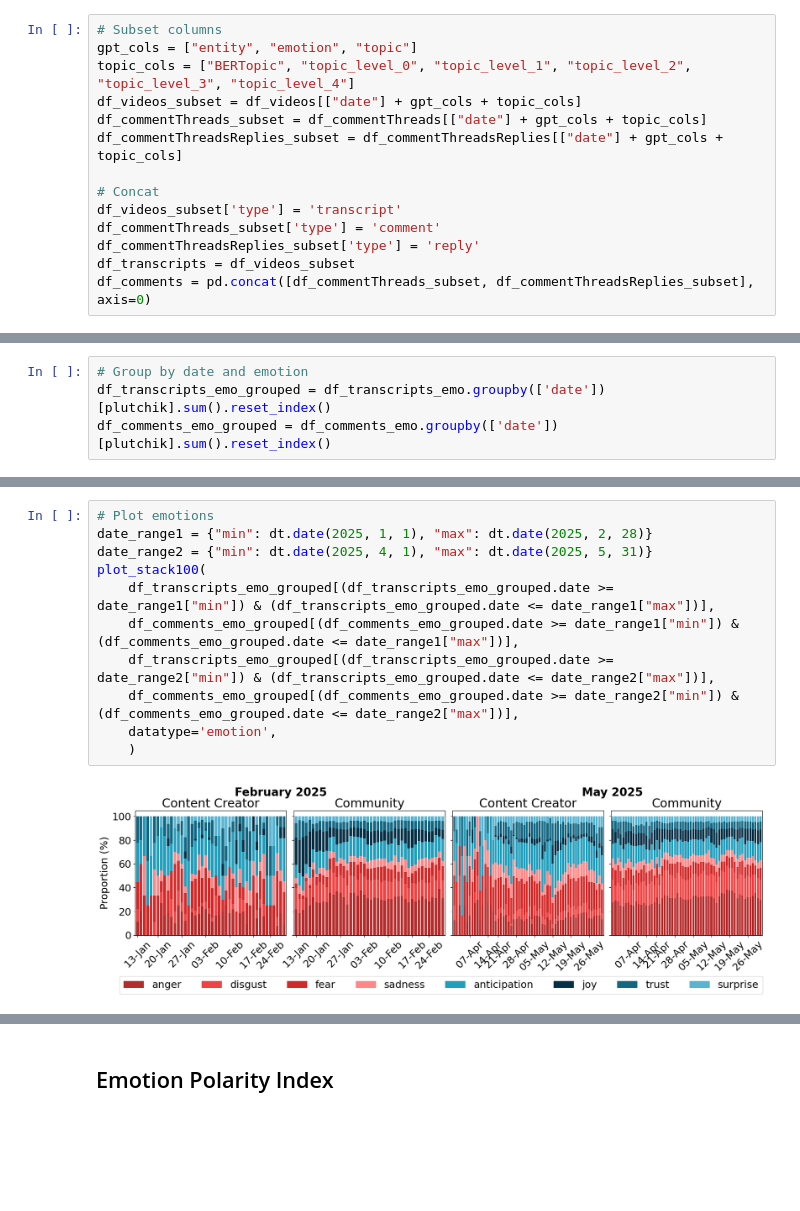
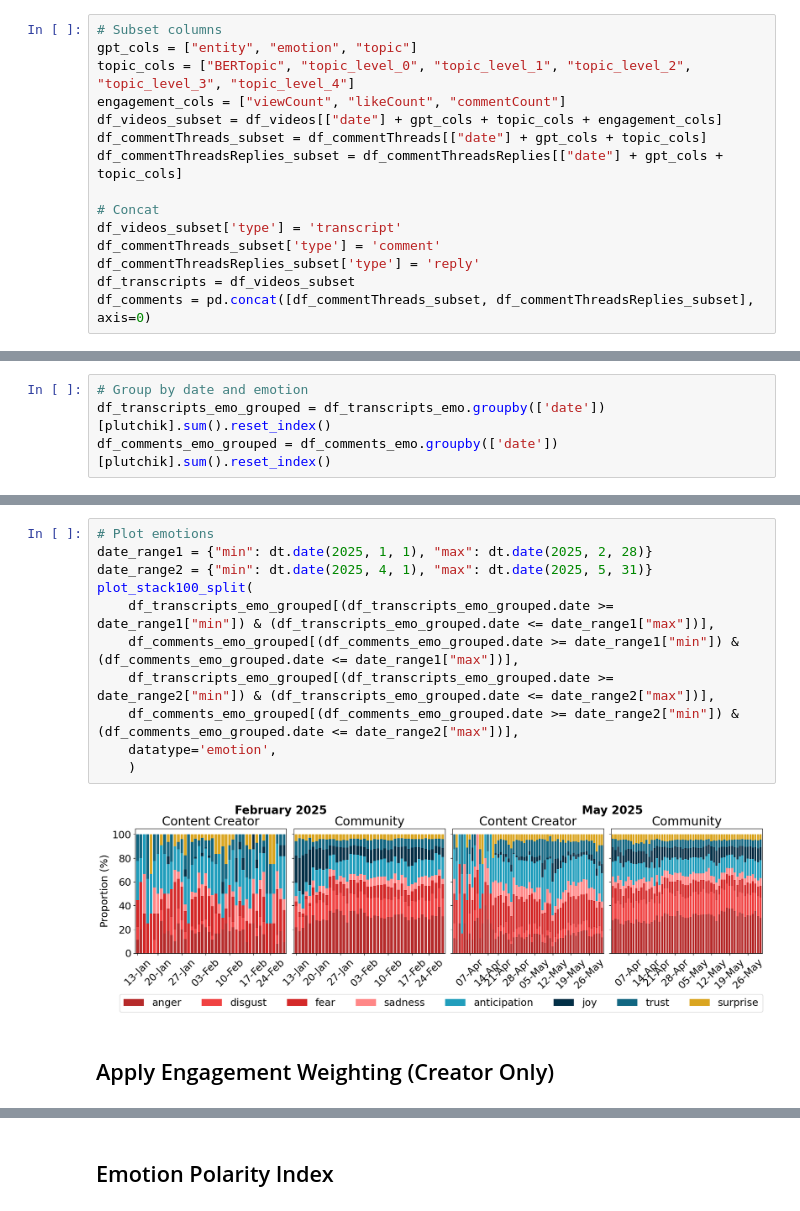
Before and after one commit to isom-ds/youtube-emotion-financial-modelling, a Jupyter notebook: 300_index_module.ipynb, the cells around one changed output, grey strips where cells are left out. Drawn from its saved outputs; the diff is of its cells as text; blank space fills up the shorter version.

```diff
--- a/300_index_module.ipynb
+++ b/300_index_module.ipynb
@@ -76,7 +103,8 @@ df_commentThreadsReplies = df_commentThreadsReplies[(df_commentThreadsReplies["d
 # Subset columns
 gpt_cols = ["entity", "emotion", "topic"]
 topic_cols = ["BERTopic", "topic_level_0", "topic_level_1", "topic_level_2", "topic_level_3", "topic_level_4"]
-df_videos_subset = df_videos[["date"] + gpt_cols + topic_cols]
+engagement_cols = ["viewCount", "likeCount", "commentCount"]
+df_videos_subset = df_videos[["date"] + gpt_cols + topic_cols + engagement_cols]
 df_commentThreads_subset = df_commentThreads[["date"] + gpt_cols + topic_cols]
 df_commentThreadsReplies_subset = df_commentThreadsReplies[["date"] + gpt_cols + topic_cols]
 
@@ -482,13 +152,15 @@ def plot_stack100(
 # %%
 # Plot emotions
 date_range1 = {"min": dt.date(2025, 1, 1), "max": dt.date(2025, 2, 28)}
 date_range2 = {"min": dt.date(2025, 4, 1), "max": dt.date(2025, 5, 31)}
-plot_stack100(
+plot_stack100_split(
     df_transcripts_emo_grouped[(df_transcripts_emo_grouped.date >= date_range1["min"]) & (df_transcripts_emo_grouped.date <= date_range1["max"])],
     df_comments_emo_grouped[(df_comments_emo_grouped.date >= date_range1["min"]) & (df_comments_emo_grouped.date <= date_range1["max"])],
     df_transcripts_emo_grouped[(df_transcripts_emo_grouped.date >= date_range2["min"]) & (df_transcripts_emo_grouped.date <= date_range2["max"])],
     df_comments_emo_grouped[(df_comments_emo_grouped.date >= date_range2["min"]) & (df_comments_emo_grouped.date <= date_range2["max"])],
     datatype='emotion',
     )
 # %% [output]
-[figure, old version]
+[figure, new version]
+# %% [markdown]
+## Apply Engagement Weighting (Creator Only)
```
Also changed, not shown: parts of 48 cells of this notebook, 7 other files.
